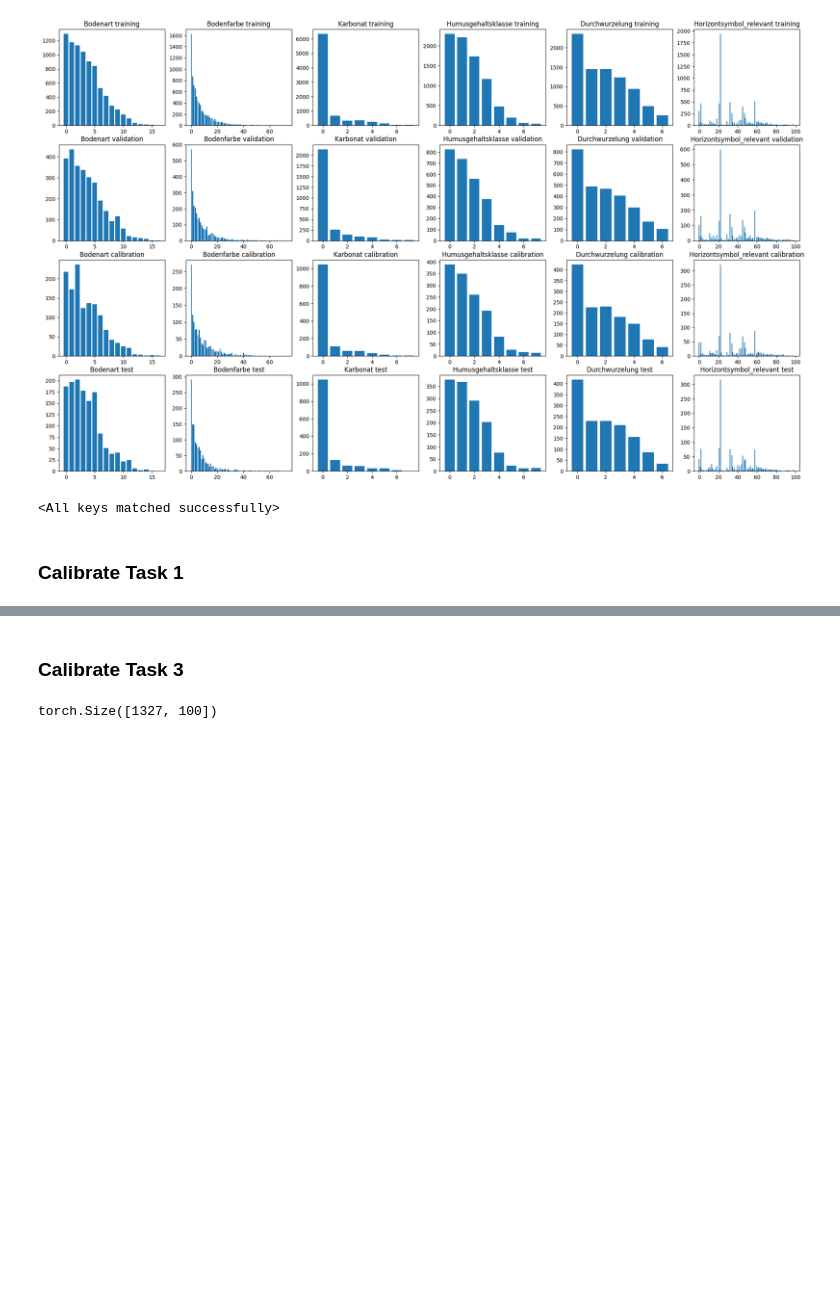
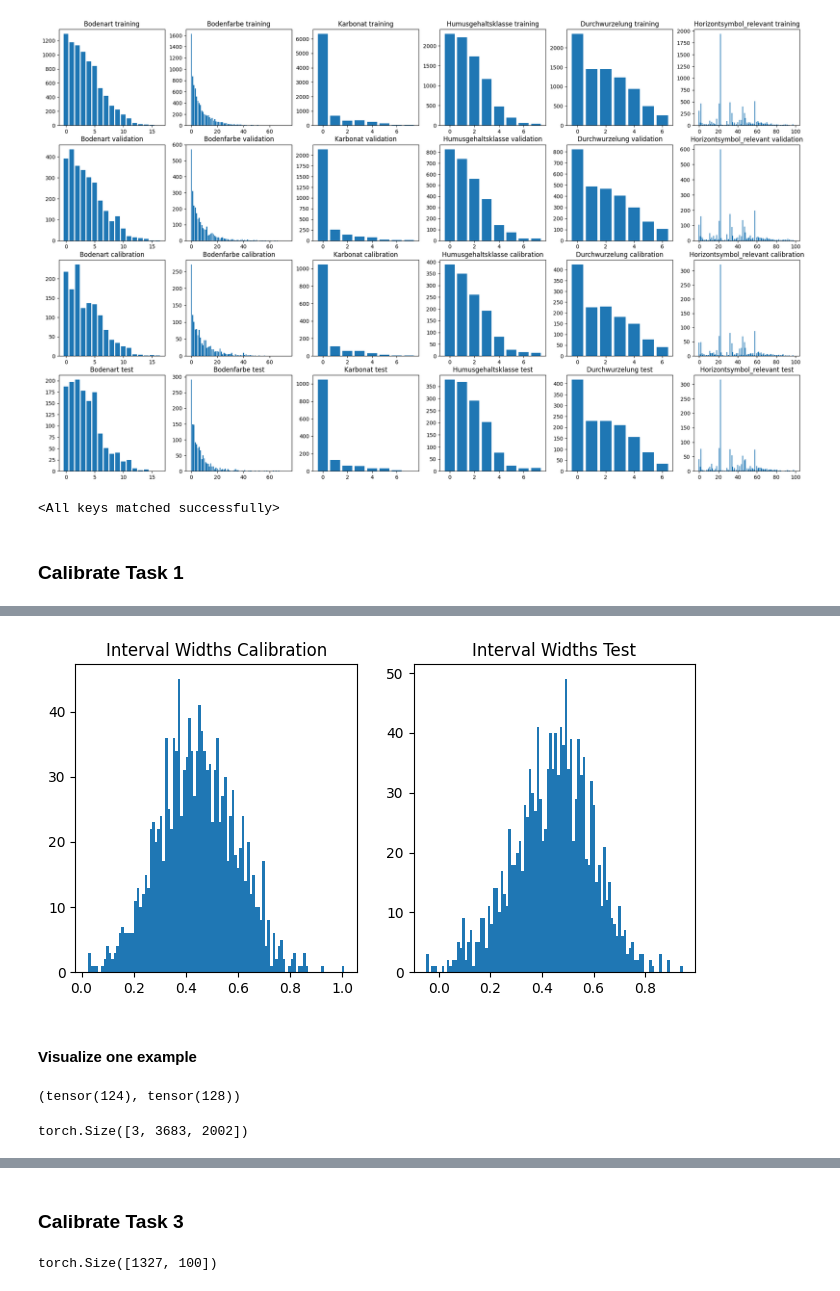
Before and after one commit to calgo-lab/BGR, a Jupyter notebook: notebooks/soil/Conformal_SoilNet.ipynb, the cells around one changed output, grey strips where cells are left out. Drawn from its saved outputs; the diff is of its cells as text; code cells hidden in the pictures; blank space fills up the shorter version.

```diff
--- a/notebooks/soil/Conformal_SoilNet.ipynb
+++ b/notebooks/soil/Conformal_SoilNet.ipynb
@@ -312,0 +409,21 @@ array(2.3465388, dtype=float32)
+# %%
+plt.figure(figsize=(8,4))
+plt.subplot(121)
+plt.hist(2 * qhat_depth * pred_residuals_calib.detach().numpy(), bins=100)
+plt.title('Interval Widths Calibration')
+plt.subplot(122)
+plt.hist(2 * qhat_depth * pred_residuals_test.detach().numpy(), bins=100)
+plt.title('Interval Widths Test');
+# %% [output]
+[figure, added]
+# %% [markdown]
+#### Visualize one example
+# %%
+ex_ind = 30
+
+# Get index of the stop token of the chosen example
+stop_token_occurrences = (trimmed_true_depths_stacked_test == 1.0).nonzero(as_tuple=True)[0]
+top_ind, bottom_ind = stop_token_occurrences[ex_ind-1]+1 if ex_ind > 0 else 0, stop_token_occurrences[ex_ind]+1
+top_ind, bottom_ind
+# %% [output]
+(tensor(124), tensor(128))
@@ -312,0 +439,8 @@ array(2.3465388, dtype=float32)
+# %%
+# Unpad image
+_, row_inds, col_inds = np.where(image_mask.cpu().numpy() == True)
+row_ind, col_ind = max(row_inds), max(col_inds)
+orig_img = padded_image[:, :row_ind, :col_ind]
+orig_img.shape
+# %% [output]
+torch.Size([3, 3683, 2002])
```
Also changed, not shown: parts of 45 cells of this notebook.
